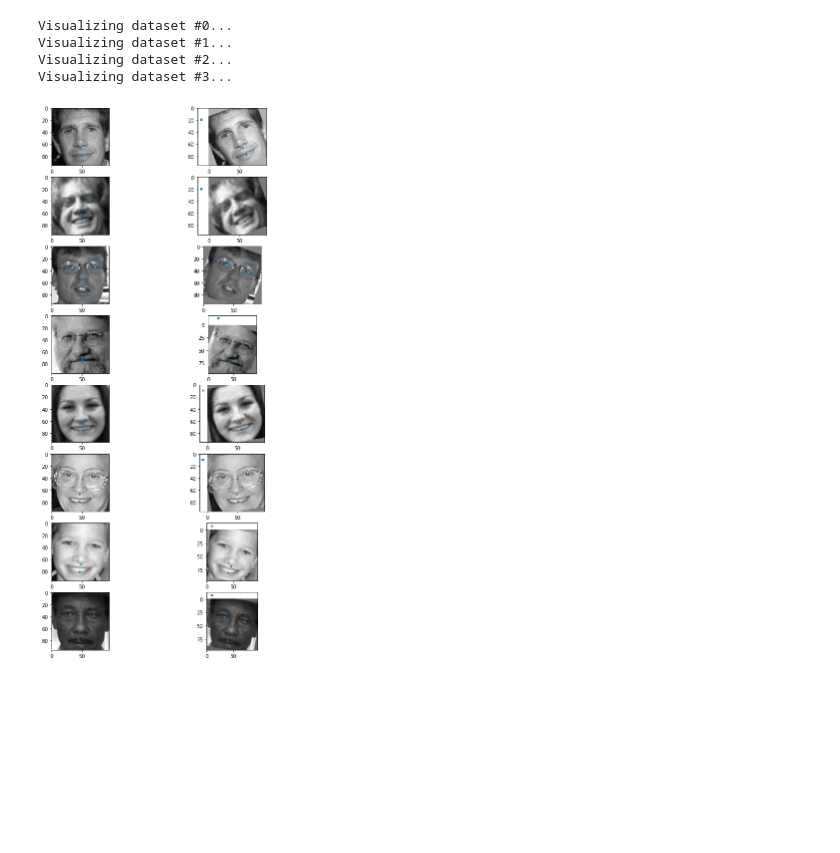
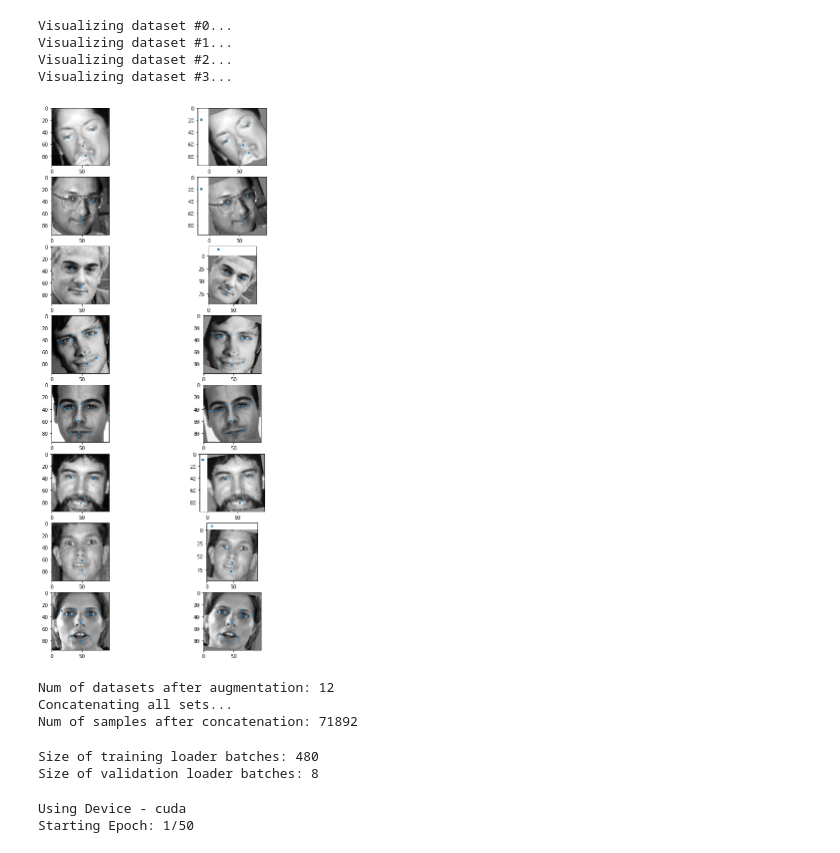
Before and after one commit to WayGold/FacialKeypointDetection, a Jupyter notebook: FacialKeypointsDetection.ipynb, the cells around one changed output. Drawn from its saved outputs; the diff is of its cells as text; code cells hidden in the pictures; blank space fills up the shorter version.

```diff
--- a/FacialKeypointsDetection.ipynb
+++ b/FacialKeypointsDetection.ipynb
@@ -33,0 +34,5 @@ Randomly Visualizing...
+# %%
+autoFillTrain, autoFillVal = dl.getTrainValidationDataSet(csv_autoFill, 0.85)
+print('Loading training/val set...')
+train_dataset = dl.FacialKptsDataSet(autoFillTrain)
+val_dataset = dl.FacialKptsDataSet(autoFillVal)
@@ -64,10 +69,40 @@ Visualizing dataset #3...
 # %%
 # Rotation
-brigtTrim_set = da.create_augs_from_transform(csv_autoFill, da.rotate, params=[20, -20, 10, -10])
-vs.rand_vis_compare_orig_augset(autoFill_dataset, brigtTrim_set, 2)
+rotation_set = da.create_augs_from_transform(autoFillTrain, da.rotate, params=[20, -20, 10, -10])
+vs.rand_vis_compare_orig_augset(train_dataset, rotation_set, 2)
 # %% [output]
 Visualizing dataset #0...
 Visualizing dataset #1...
 Visualizing dataset #2...
 Visualizing dataset #3...
-[figure, old version]
+[figure, new version]
+# %%
+all_datasets = []
+
+all_datasets += [train_dataset]
+all_datasets += mirror_set
+all_datasets += noise_set
+all_datasets += brightTrim_set
+all_datasets += rotation_set
+
+print('Num of datasets after augmentation: {}'.format(len(all_datasets)))
+
+print('Concatenating all sets...')
+train_datasets = torch.utils.data.ConcatDataset(all_datasets)
+print('Num of samples after concatenation: {}'.format(len(train_datasets)))
+# %% [output]
+Num of datasets after augmentation: 12
+Concatenating all sets...
+Num of samples after concatenation: 71892
+# %%
+# Init samplers and loaders
+train_sampler = SubsetRandomSampler(range(len(train_datasets)))
+val_sampler = SubsetRandomSampler(range(len(val_dataset)))
+
+train_loader = torch.utils.data.DataLoader(train_datasets, batch_size=150, sampler=train_sampler, num_workers=4)
+val_loader = torch.utils.data.DataLoader(val_dataset, batch_size=150, sampler=val_sampler, num_workers=4)
+
+print('Size of training loader batches: {}\nSize of validation loader batches: {}'.format(len(train_loader), len(val_loader)))
+# %% [output]
+Size of training loader batches: 480
+Size of validation loader batches: 8
@@ -73,0 +119,5 @@ Visualizing dataset #3...
+# %%
+train.train_model(resnet47_model, optimizer, train_loader, val_loader, scheduler=scheduler, loss_fn=train.RMSELoss, to_mask=True, epochs=50)
+# %% [output]
+Using Device - cuda
+Starting Epoch: 1/50
```
Also changed, not shown: parts of 8 cells of this notebook, 5 other files.
